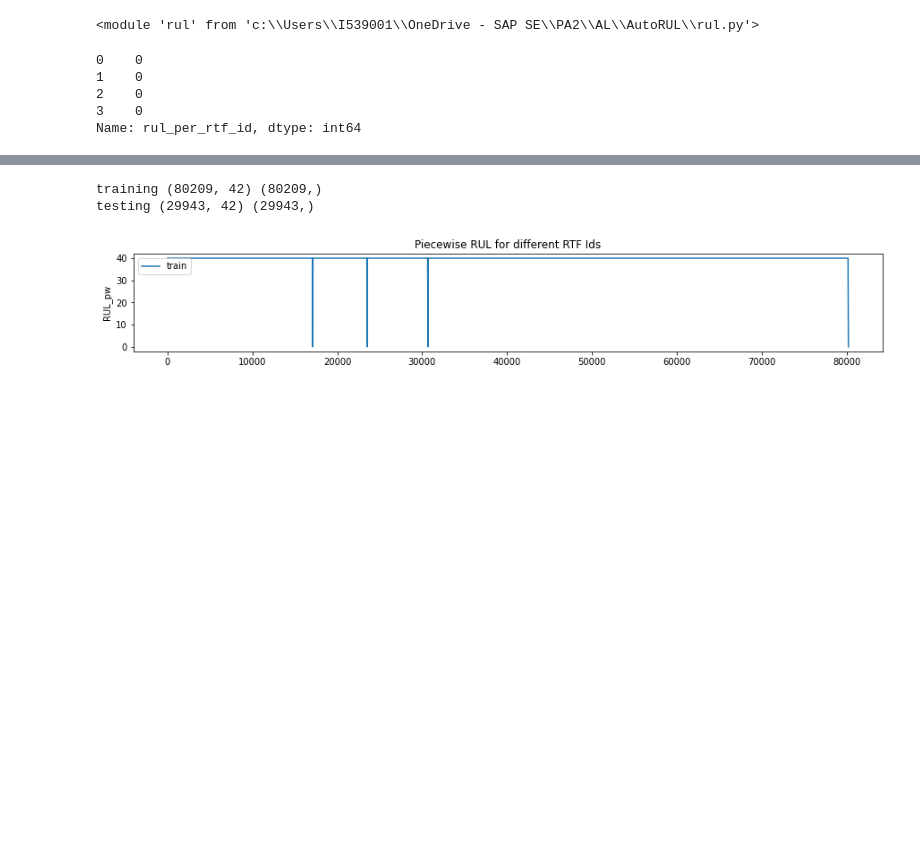
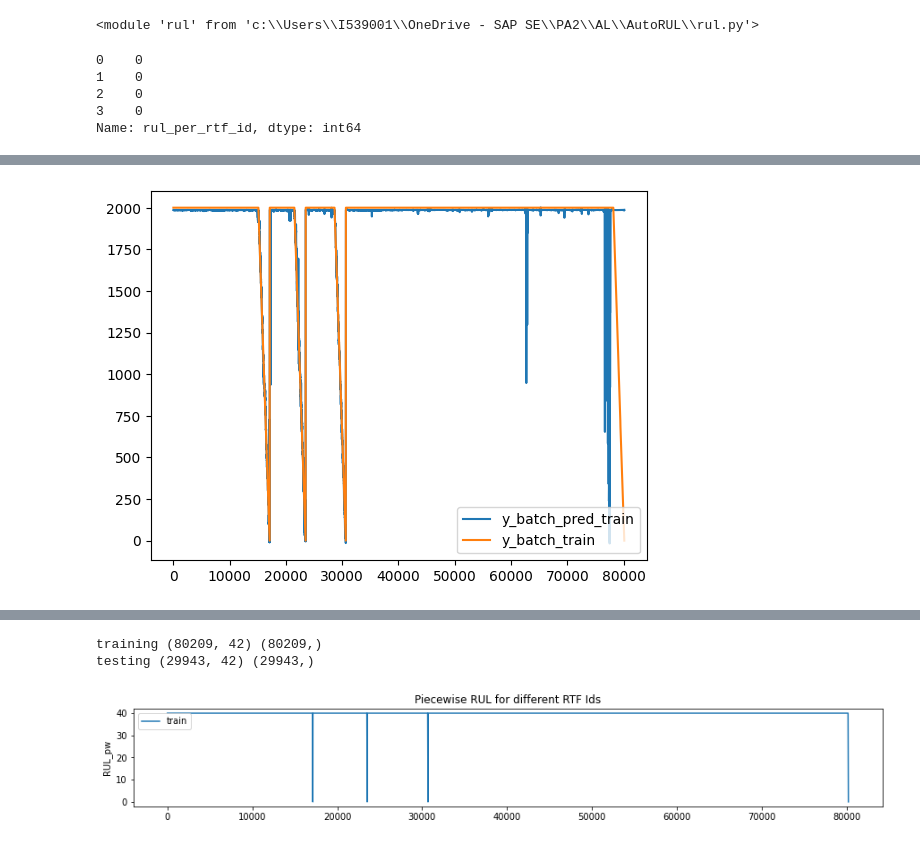
Before and after one commit to JoeZYX/AutoRUL, a Jupyter notebook: waterpump.ipynb, the cells around one changed output, grey strips where cells are left out. Cells and saved outputs as stored; diff of their text form; code cells hidden in the pictures; blank space fills up the shorter version.

```diff
--- a/waterpump.ipynb
+++ b/waterpump.ipynb
@@ -206,3 +229,10 @@ The RMSE on test dataset waterpump is 7.867606163024902.
+# %%
+plt.plot(train_pred["y_batch_pred_train"], label = "y_batch_pred_train")
+plt.plot(train_pred["y_batch_train"], label = "y_batch_train")
+plt.legend()
+plt.show()
+# %% [output]
+[figure, added]
 # %%
 test1 = rul.RemainingUsefulLife(x_train_data,x_test_data,test_RUL_per_rtf_id, train_rul_per_rtf_id= train_RUL_per_rtf_id,max_life=16, epochs = 30, data_id= "waterpump")
 # %%
```
Also changed, not shown: parts of 9 cells of this notebook, 26 other files.
